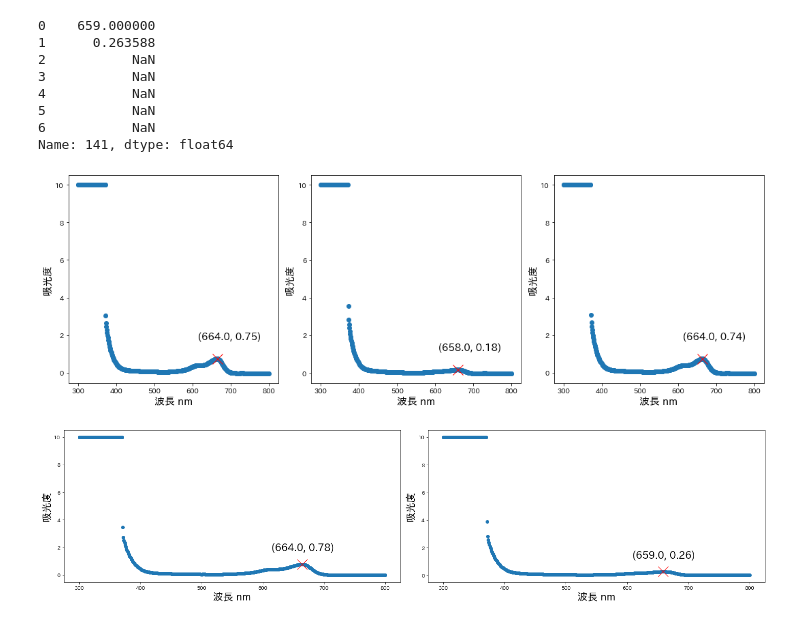
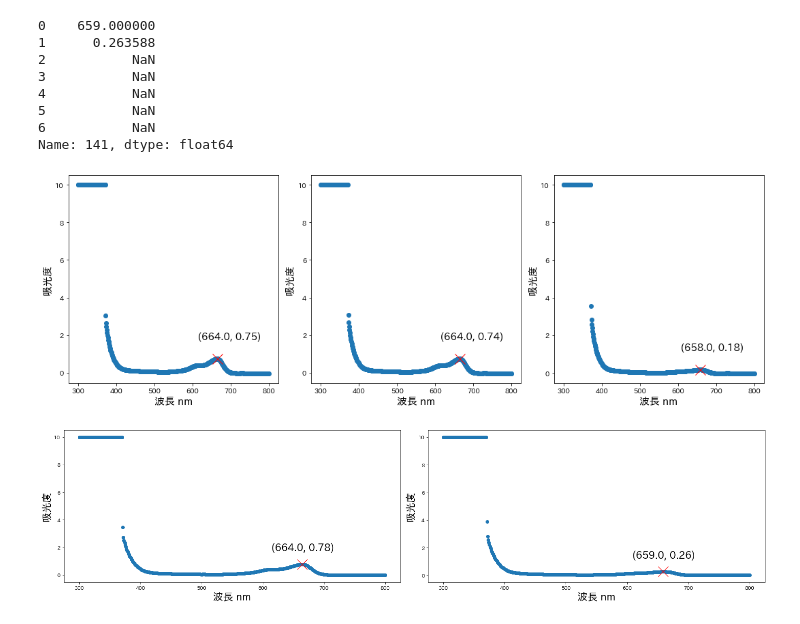
Before and after one commit to yuito118/introduction_to_ml_with_python, a Jupyter notebook: Untitled1.ipynb, the cells around one changed output. Saved outputs shown, nothing was run; the diff lists cells and outputs as text; code cells hidden in the pictures.

```diff
--- a/Untitled1.ipynb
+++ b/Untitled1.ipynb
@@ -21,7 +21,7 @@ ms_5_00 = pd.read_csv(path+'ms_5_00.csv',header=None)
 ms_5_30 = pd.read_csv(path+'ms_5_30.csv',header=None)
 mw_2_00 = pd.read_csv(path+'mw_2_00.csv',header=None)
 mw_2_30 = pd.read_csv(path+'mw_2_30.csv',header=None)
-max_ms_2 = [(664.000000,0.745883), (658.000000,0.182685), (664.000000,0.741474)]
+max_ms_2 = [(664.000000,0.745883), (664.000000,0.741474),(658.000000,0.182685), ]
 max_ms_5 = [(664.000000,0.777184), (659.000000,0.263588)]
 max_mw_2 = [(664.000000,0.773358), (664.000000,0.414299)]
 # %%
@@ -38,16 +38,16 @@ ms_5_30.iloc[idx[1]]
 Name: 141, dtype: float64
 # %%
 fig, axes = plt.subplots(1,3,figsize=(15,5))
-for ax,df,peak in zip(axes, [ms_2_00, ms_2_15, ms_2_30], max_ms_2):
+for ax,df,peak in zip(axes, [ms_2_00, ms_2_30, ms_2_15], max_ms_2):
     ax.scatter(df[0],df[1])
     ax.plot(peak[0],peak[1],marker='x',c='r', markersize="15")
     ax.text(peak[0]-50,peak[1]+1, (round(peak[0],2), round(peak[1],2)),fontsize="15")
     ax.set_xlabel('波長 nm', fontsize="15")
     ax.set_ylabel('吸光度',fontsize="15")
 fig.tight_layout()
 plt.show()
 # %% [output]
-[figure, old version]
+[figure, new version]
 # %%
 fig, axes = plt.subplots(1,2,figsize=(20,5))
 for ax,df,peak in zip(axes, [ms_5_00, ms_5_30], max_ms_5):
```
Also changed, not shown: 2 other files.
